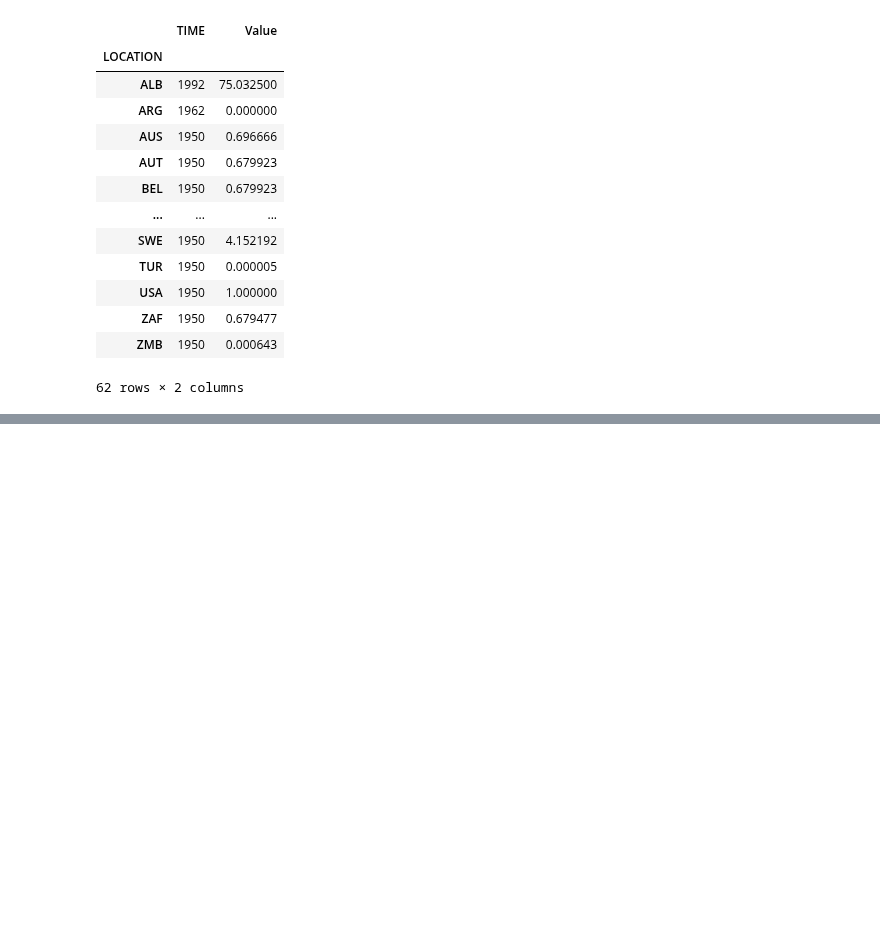
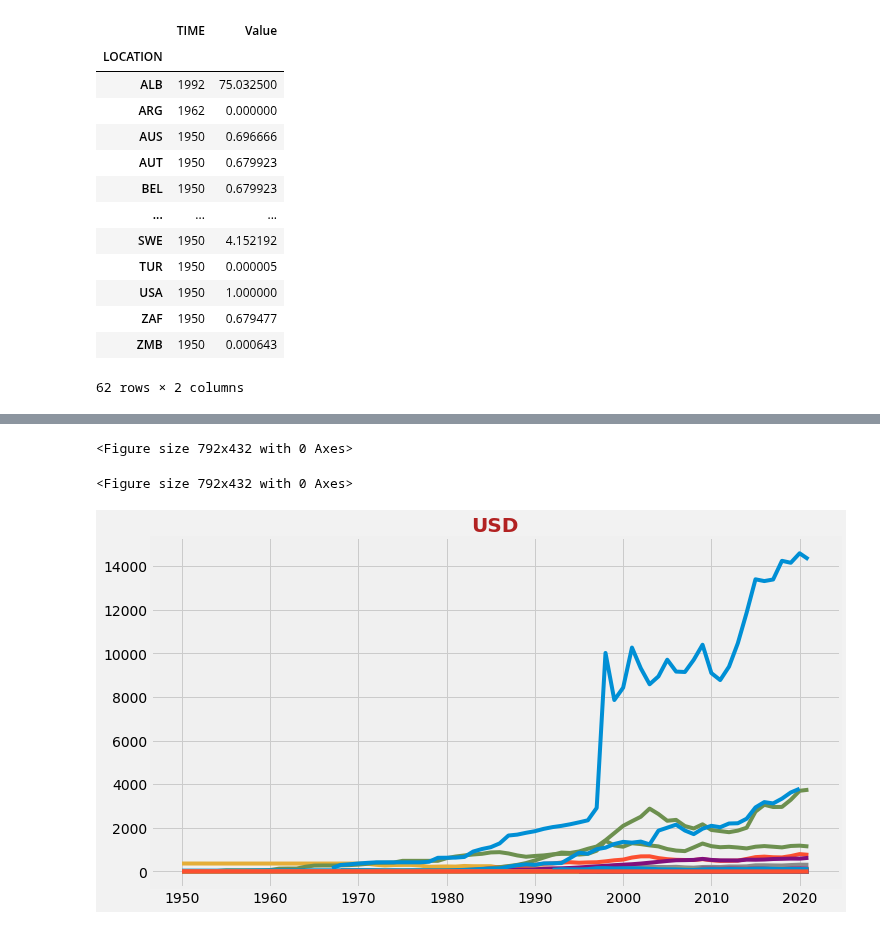
Before and after one commit to attila5287/scrap_and_dataviz, a Jupyter notebook: currency.ipynb, the cells around one changed output, grey strips where cells are left out. Cells and saved outputs as stored; diff of their text form; code cells hidden in the pictures; blank space fills up the shorter version.

Commit message:
plot

```diff
--- a/currency.ipynb
+++ b/currency.ipynb
@@ -76,8 +56,3 @@ df.groupby(['LOCATION']).min()
 | ZAF | 1950 | 0.679477 |
 | ZMB | 1950 | 0.000643 |
 62 rows × 2 columns
-# %%
-for country in list(df['LOCATION'].unique()):
-    pass
-#     country
-    df.loc[df['LOCATION']==country]
@@ -179,0 +59,17 @@ for country in list(df['LOCATION'].unique()):
+# %%
+plt.style.use('fivethirtyeight')
+# %% [output]
+<Figure size 792x432 with 0 Axes>
+<Figure size 792x432 with 0 Axes>
+# %%
+plt.figure(figsize=(11, 6), facecolor='0.95', )
+plt.title('USD', fontsize=20, color='firebrick', weight='semibold')
+
+for country in list(df['LOCATION'].unique()):
+    pass
+    x = df.loc[df['LOCATION']==country]['TIME']
+    y = df.loc[df['LOCATION']==country]['Value']
+    plt.plot(x,y)
+plt.show()
+# %% [output]
+[figure, added]
```
Also changed, not shown: parts of 5 cells of this notebook.
